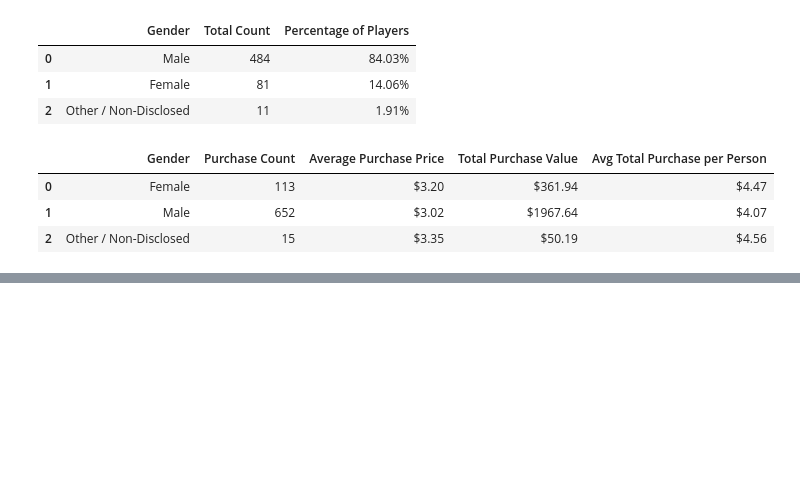
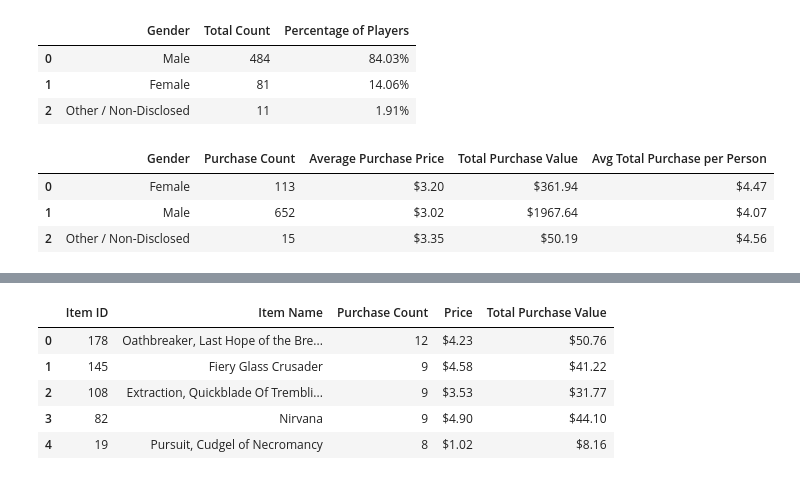
Before and after one commit to bpollockATX/pandas-challenge, a Jupyter notebook: pandas-challenge.ipynb, the cells around one changed output, grey strips where cells are left out. Cells and saved outputs as stored; diff of their text form; code cells hidden in the pictures; blank space fills up the shorter version.

```diff
--- a/pandas-challenge.ipynb
+++ b/pandas-challenge.ipynb
@@ -279,0 +324,30 @@ purchase_data_df.sort_values(["Item Name"])
+# %%
+##############################
+# Most Profitable Items
+##############################
+
+# Sort by Total Purchase Value
+high_purch_value_df = item_name_df.sort_values(["Total Purchase Value"], ascending = False)
+
+# Select top 5 items into new DF
+top_purch_val_df = sorted_item_name_df.iloc[0:5]
+
+
+# Merge top seller DF and product table to fetch item-level data
+final_profitable_df = pd.merge(top_purch_val_df, deduped_product_table_df, on = "Item ID")
+
+# Format money columns
+final_profitable_df["Total Purchase Value"] = final_profitable_df["Total Purchase Value"].map("${:.2f}".format)
+final_profitable_df["Price"] = final_profitable_df["Price"].map("${:.2f}".format)
+# final_profitable_df
+
+# Rearrange columns
+ordered_final_profiatable_df = final_df[["Item ID","Item Name","Purchase Count","Price","Total Purchase Value",]]
+ordered_final_profiatable_df
+# %% [output]
+|  | Item ID | Item Name | Purchase Count | Price | Total Purchase Value |
+| 0 | 178 | Oathbreaker, Last Hope of the Bre... | 12 | $4.23 | $50.76 |
+| 1 | 145 | Fiery Glass Crusader | 9 | $4.58 | $41.22 |
+| 2 | 108 | Extraction, Quickblade Of Trembli... | 9 | $3.53 | $31.77 |
+| 3 | 82 | Nirvana | 9 | $4.90 | $44.10 |
+| 4 | 19 | Pursuit, Cudgel of Necromancy | 8 | $1.02 | $8.16 |
```
Also changed, not shown: parts of 9 cells of this notebook.
